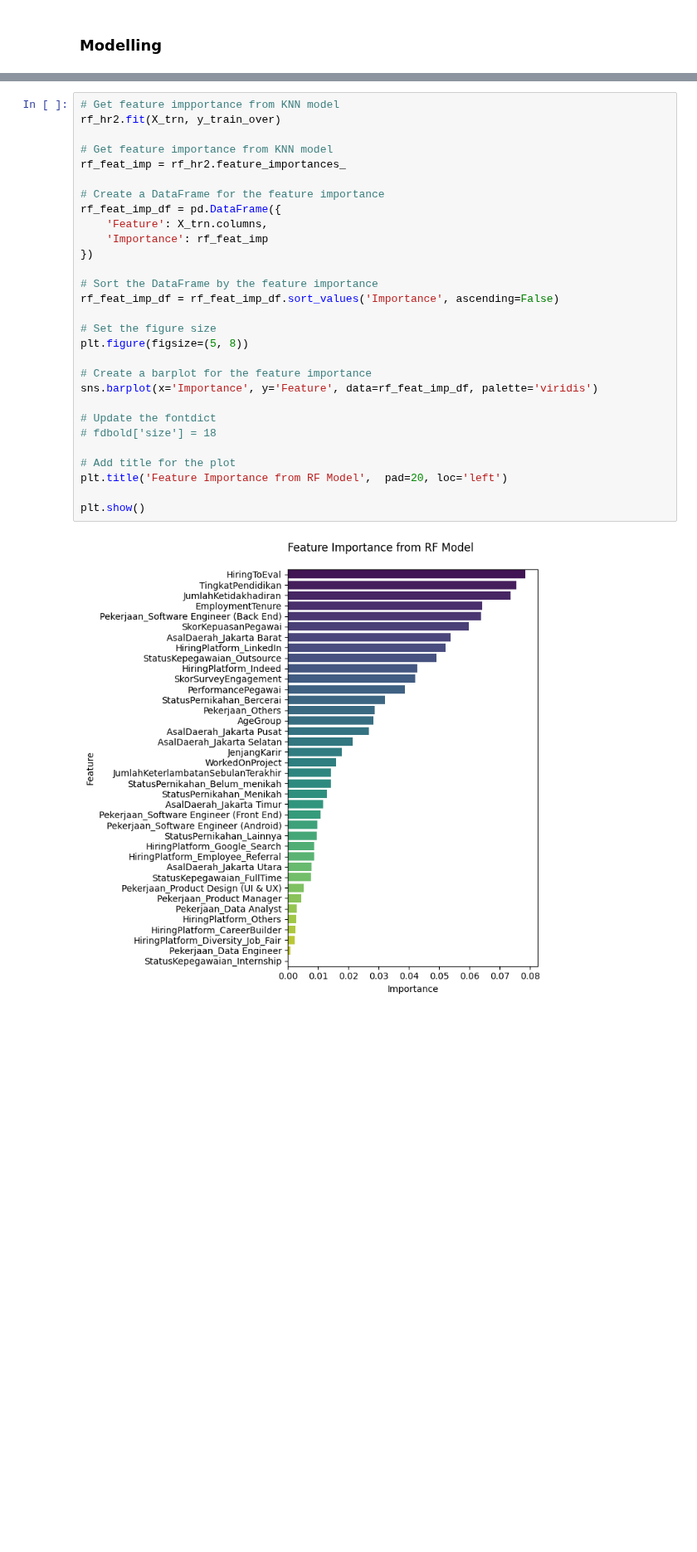
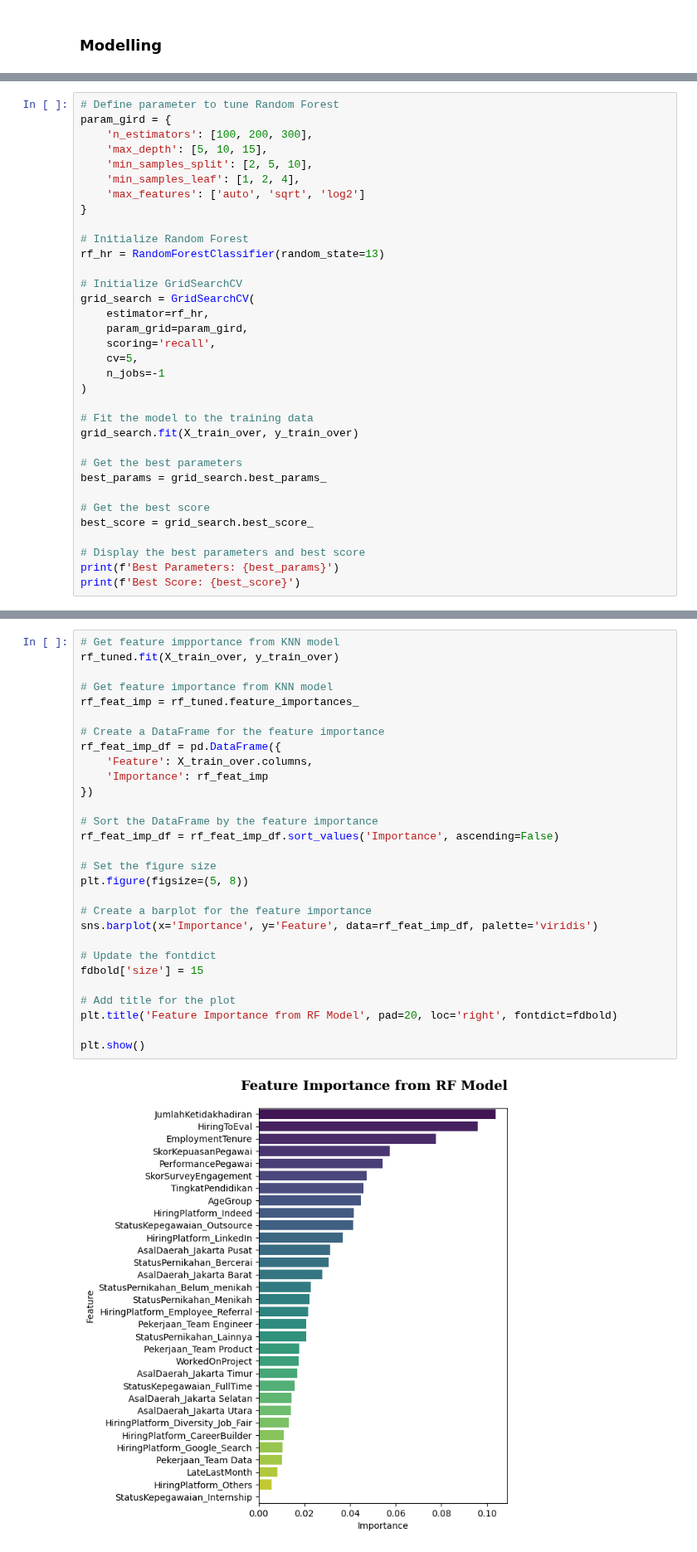
Before and after one commit to azaryasph/Improving-Employee-Retention-By-Predicting-Employee-Attrition-Using-Machine-Learning, a Jupyter notebook: notebook/predict_employee_attrition.ipynb, the cells around one changed output, grey strips where cells are left out. Shown at 83% size. Drawn from its saved outputs; the diff is of its cells as text; blank space fills up the shorter version.

Commit message:
chore: complete feature importance rf model

```diff
--- a/notebook/predict_employee_attrition.ipynb
+++ b/notebook/predict_employee_attrition.ipynb
@@ -1624,0 +1510,34 @@ With binning pekerjaan:
+# %%
+# Define parameter to tune Random Forest
+param_gird = {
+    'n_estimators': [100, 200, 300],
+    'max_depth': [5, 10, 15],
+    'min_samples_split': [2, 5, 10],
+    'min_samples_leaf': [1, 2, 4],
+    'max_features': ['auto', 'sqrt', 'log2']
+}
+
+# Initialize Random Forest
+rf_hr = RandomForestClassifier(random_state=13)
+
+# Initialize GridSearchCV
+grid_search = GridSearchCV(
+    estimator=rf_hr,
+    param_grid=param_gird,
+    scoring='recall',
+    cv=5,
+    n_jobs=-1
+)
+
+# Fit the model to the training data
+grid_search.fit(X_train_over, y_train_over)
+
+# Get the best parameters
+best_params = grid_search.best_params_
+
+# Get the best score
+best_score = grid_search.best_score_
+
+# Display the best parameters and best score
+print(f'Best Parameters: {best_params}')
+print(f'Best Score: {best_score}')
@@ -1625,31 +1619,31 @@ With binning pekerjaan:
 # %%
 # Get feature impportance from KNN model
-rf_hr2.fit(X_trn, y_train_over)
+rf_tuned.fit(X_train_over, y_train_over)
 
 # Get feature importance from KNN model
-rf_feat_imp = rf_hr2.feature_importances_
+rf_feat_imp = rf_tuned.feature_importances_
 
 # Create a DataFrame for the feature importance
 rf_feat_imp_df = pd.DataFrame({
-    'Feature': X_trn.columns,
+    'Feature': X_train_over.columns,
     'Importance': rf_feat_imp
 })
 
 # Sort the DataFrame by the feature importance
 rf_feat_imp_df = rf_feat_imp_df.sort_values('Importance', ascending=False)
 
 # Set the figure size
 plt.figure(figsize=(5, 8))
 
 # Create a barplot for the feature importance
 sns.barplot(x='Importance', y='Feature', data=rf_feat_imp_df, palette='viridis')
 
 # Update the fontdict
-# fdbold['size'] = 18
+fdbold['size'] = 15
 
 # Add title for the plot
-plt.title('Feature Importance from RF Model',  pad=20, loc='left')
+plt.title('Feature Importance from RF Model', pad=20, loc='right', fontdict=fdbold)
 
 plt.show()
 # %% [output]
-[figure, old version]
+[figure, new version]
```
Also changed, not shown: parts of 40 cells of this notebook.
